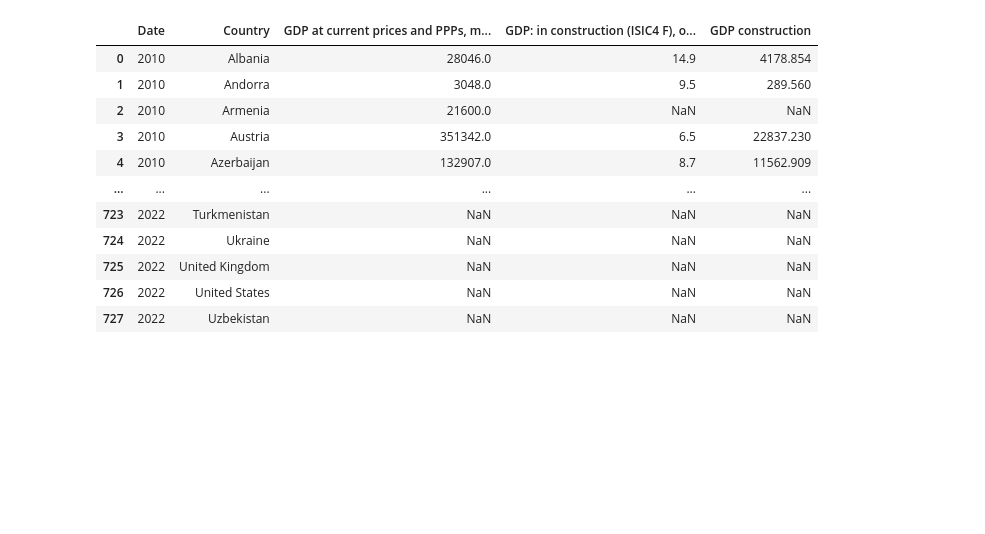
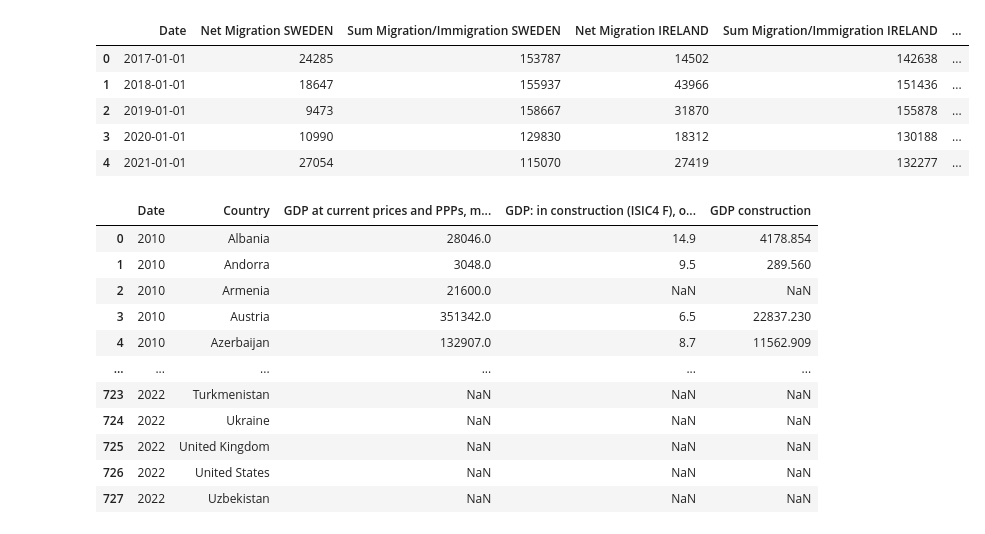
Before and after one commit to sbs23003/CA-Contstruction-Industry, a Jupyter notebook: datasets.ipynb, the cells around one changed output. Cells and saved outputs as stored; diff of their text form; code cells hidden in the pictures; blank space fills up the shorter version.

```diff
--- a/datasets.ipynb
+++ b/datasets.ipynb
@@ -102,3 +115,12 @@ df_GDP = pd.read_csv(
+# %%
+df_rentalIndex
+# %% [output]
+|  | Date | Net Migration SWEDEN | Sum Migration/Immigration SWEDEN | Net Migration IRELAND | Sum Migration/Immigration IRELAND | ... |
+| 0 | 2017-01-01 | 24285 | 153787 | 14502 | 142638 | ... |
+| 1 | 2018-01-01 | 18647 | 155937 | 43966 | 151436 | ... |
+| 2 | 2019-01-01 | 9473 | 158667 | 31870 | 155878 | ... |
+| 3 | 2020-01-01 | 10990 | 129830 | 18312 | 130188 | ... |
+| 4 | 2021-01-01 | 27054 | 115070 | 27419 | 132277 | ... |
 # %%
 df = df_GDP.copy()
 
```
Also changed, not shown: parts of 6 cells of this notebook.
